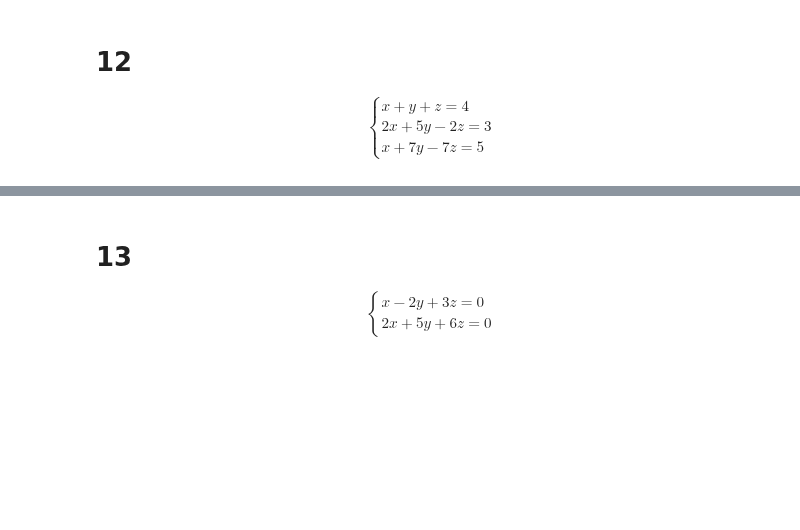
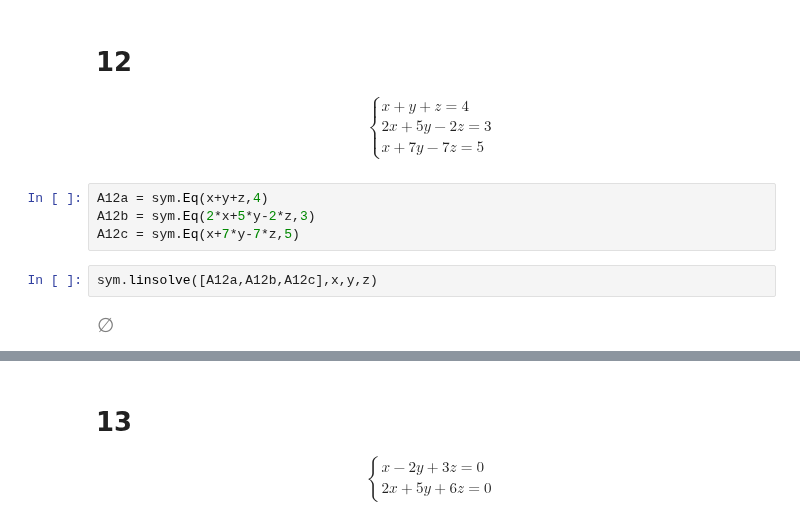
Before and after one commit to samirsaravia/AL-Calc, a Jupyter notebook: ALin/HW-sistemas-lineares.ipynb, the cells around one changed output, grey strips where cells are left out. Drawn from its saved outputs; the diff is of its cells as text; blank space fills up the shorter version.

```diff
--- a/ALin/HW-sistemas-lineares.ipynb
+++ b/ALin/HW-sistemas-lineares.ipynb
@@ -160,3 +208,11 @@ $$\begin{cases}x+y+z=4\\ 2x+5y-2z=3\end{cases}$$
 $$\begin{cases}x+y+z=4\\
 2x+5y-2z=3 \\
 x+7y-7z=5\end{cases}$$
+# %%
+A12a = sym.Eq(x+y+z,4)
+A12b = sym.Eq(2*x+5*y-2*z,3)
+A12c = sym.Eq(x+7*y-7*z,5)
+# %%
+sym.linsolve([A12a,A12b,A12c],x,y,z)
+# %% [output]
+[figure, added]
```
Also changed, not shown: parts of 20 cells of this notebook, 1 other file.
